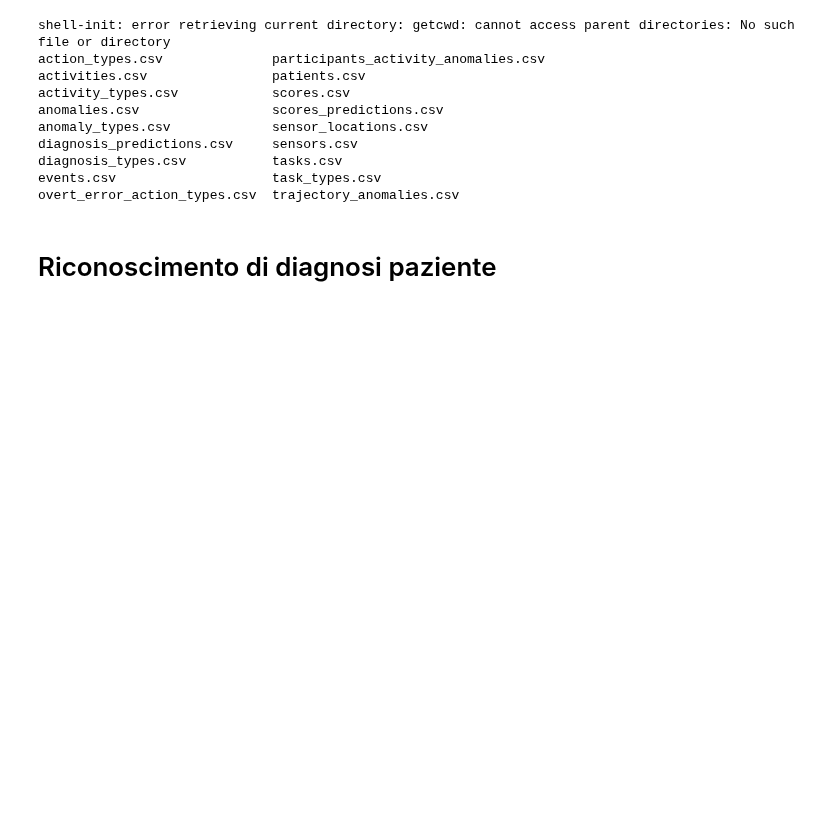
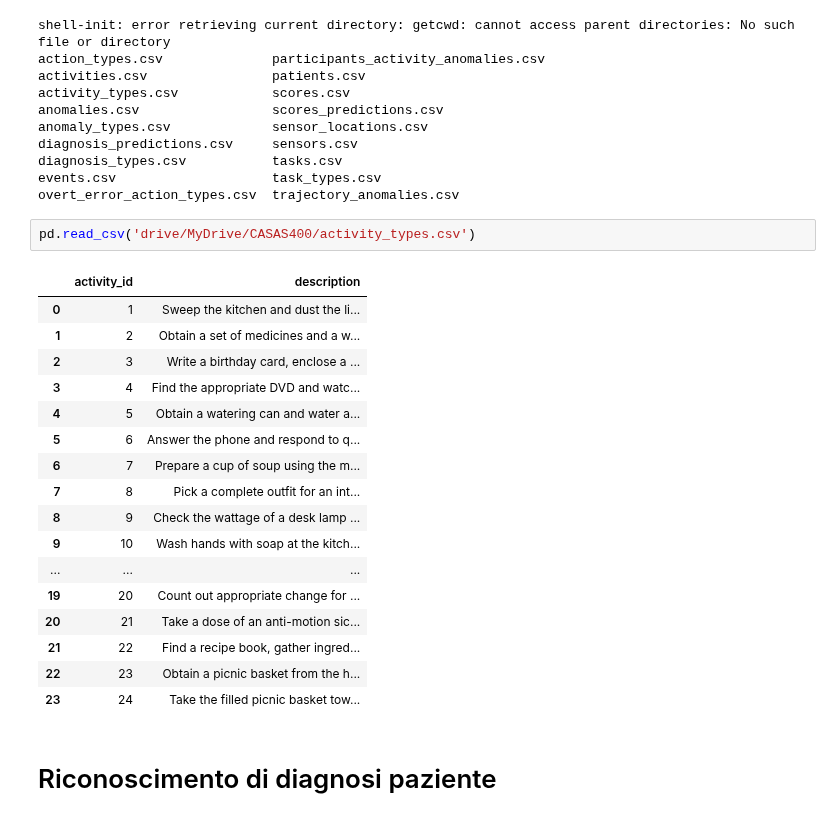
Before and after one commit to martinasalis/ActivityRecognitionGNN, a Jupyter notebook: main.ipynb, the cells around one changed output. Cells and saved outputs as stored; diff of their text form; blank space fills up the shorter version.

```diff
--- a/main.ipynb
+++ b/main.ipynb
@@ -79,6 +79,26 @@ diagnosis_predictions.csv     sensors.csv
 diagnosis_types.csv           tasks.csv
 events.csv                    task_types.csv
 overt_error_action_types.csv  trajectory_anomalies.csv
+# %%
+pd.read_csv('drive/MyDrive/CASAS400/activity_types.csv')
+# %% [output]
+|  | activity_id | description |
+| 0 | 1 | Sweep the kitchen and dust the li... |
+| 1 | 2 | Obtain a set of medicines and a w... |
+| 2 | 3 | Write a birthday card, enclose a ... |
+| 3 | 4 | Find the appropriate DVD and watc... |
+| 4 | 5 | Obtain a watering can and water a... |
+| 5 | 6 | Answer the phone and respond to q... |
+| 6 | 7 | Prepare a cup of soup using the m... |
+| 7 | 8 | Pick a complete outfit for an int... |
+| 8 | 9 | Check the wattage of a desk lamp ... |
+| 9 | 10 | Wash hands with soap at the kitch... |
+| ... | ... | ... |
+| 19 | 20 | Count out appropriate change for ... |
+| 20 | 21 | Take a dose of an anti-motion sic... |
+| 21 | 22 | Find a recipe book, gather ingred... |
+| 22 | 23 | Obtain a picnic basket from the h... |
+| 23 | 24 | Take the filled picnic basket tow... |
 # %% [markdown]
 # Riconoscimento di diagnosi paziente
 # %%
```
Also changed, not shown: parts of 13 cells of this notebook.
